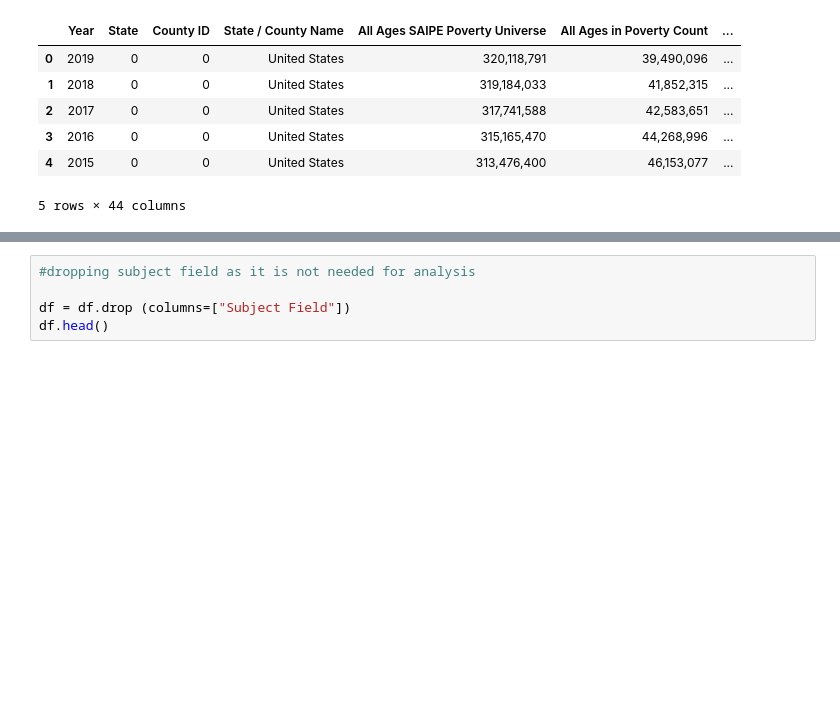
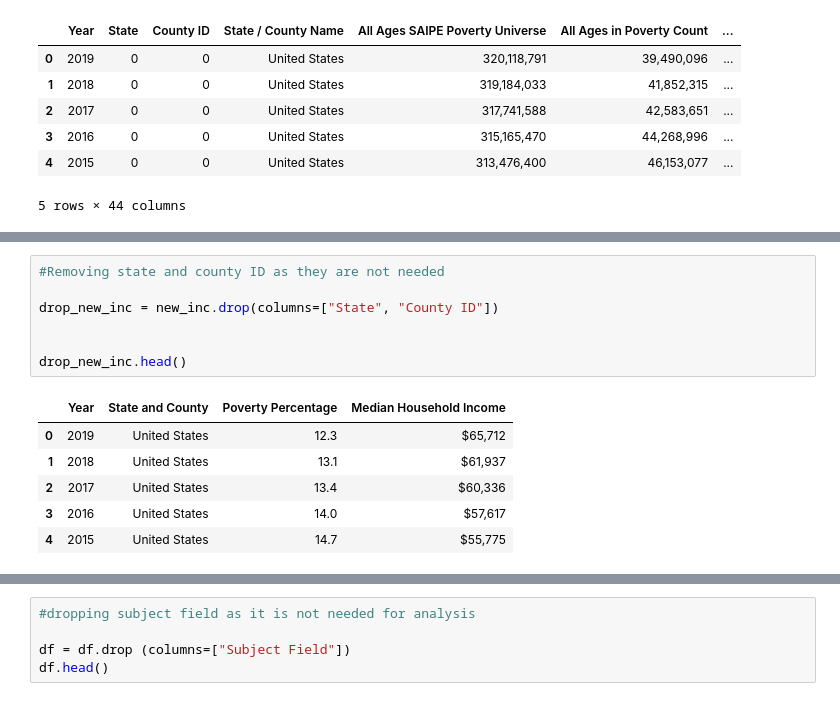
Before and after one commit to AntwonS116/Project-Ohio-College-Analysis, a Jupyter notebook: data.ipynb, the cells around one changed output, grey strips where cells are left out. Drawn from its saved outputs; the diff is of its cells as text; blank space fills up the shorter version.

```diff
--- a/data.ipynb
+++ b/data.ipynb
@@ -18 +35,15 @@ inc_pov_df.head()
+# %%
+#Removing state and county ID as they are not needed
+
+drop_new_inc = new_inc.drop(columns=["State", "County ID"])
+
+
+drop_new_inc.head()
+# %% [output]
+|  | Year | State and County | Poverty Percentage | Median Household Income |
+| 0 | 2019 | United States | 12.3 | $65,712 |
+| 1 | 2018 | United States | 13.1 | $61,937 |
+| 2 | 2017 | United States | 13.4 | $60,336 |
+| 3 | 2016 | United States | 14.0 | $57,617 |
+| 4 | 2015 | United States | 14.7 | $55,775 |
 # %%
```
Also changed, not shown: parts of 4 cells of this notebook, 1 other file.
